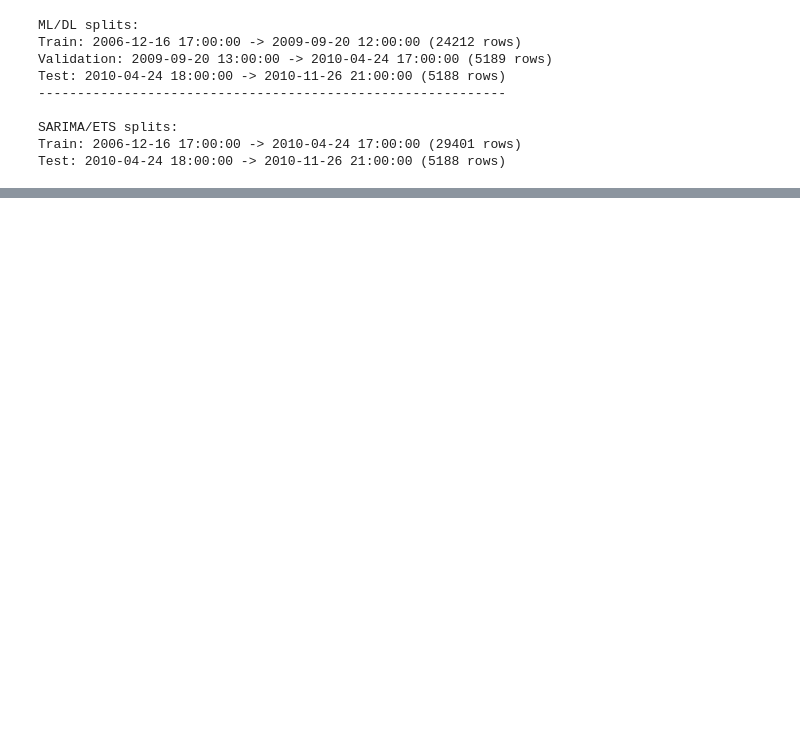
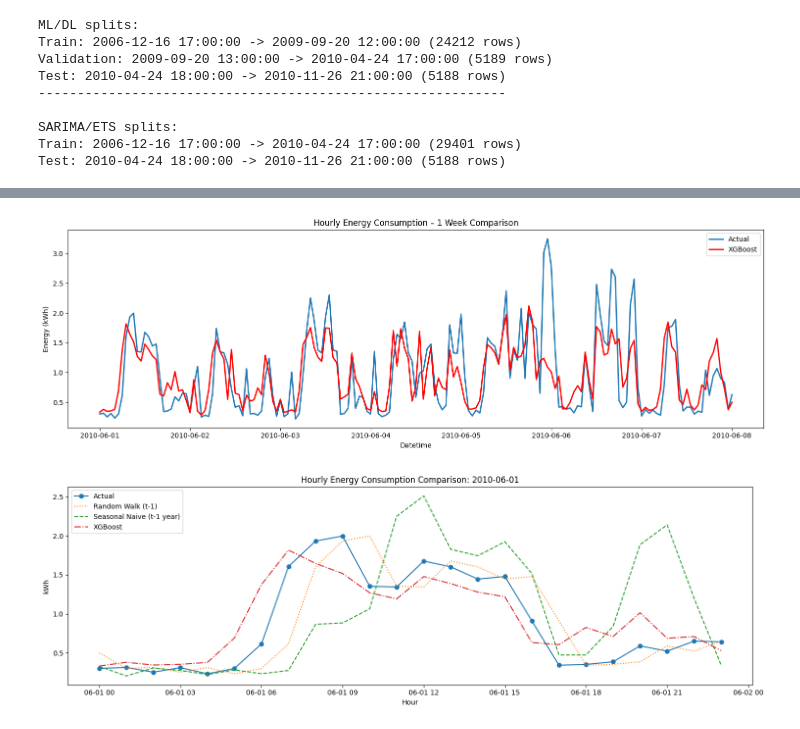
Before and after one commit to paulprataleal/flashbang, a Jupyter notebook: ML_project.ipynb, the cells around one changed output, grey strips where cells are left out. Saved outputs shown, nothing was run; the diff lists cells and outputs as text; code cells hidden in the pictures; blank space fills up the shorter version.

Commit message:
Complete XGBoost

```diff
--- a/ML_project.ipynb
+++ b/ML_project.ipynb
@@ -735,0 +1008,75 @@ MAPE: 76.46 %
+# %%
+# plots
+import matplotlib.pyplot as plt
+import pandas as pd
+
+# 1. Period of interest
+start = "2010-06-01"
+end = pd.to_datetime(start) + pd.Timedelta(days=7)
+
+# Allign index
+xgb_index = X_test.index
+
+# 2. Allign series
+# XGBoost
+xgb_series = pd.Series(y_pred_xgb, index=xgb_index, name="XGBoost").loc[start:end]
+
+# Random Walk baseline
+rw_aligned = rw_pred.loc[xgb_index].loc[start:end]
+
+# Seasonal naive
+seasonal_aligned = pd.Series(baseline_pred, index=test_sarima.index).loc[xgb_index].loc[start:end]
+
+# Actual
+actual_aligned = test_sarima.loc[xgb_index].loc[start:end]
+
+
+# 1 week comparison
+plt.figure(figsize=(15,5))
+plt.plot(actual_aligned, label="Actual", linewidth=2)
+plt.plot(xgb_series, label="XGBoost", color='red', linewidth=2)
+plt.title("Hourly Energy Consumption – 1 Week Comparison")
+plt.ylabel("Energy (kWh)")
+plt.xlabel("Datetime")
+plt.legend()
+plt.tight_layout()
+plt.show()
+
+# Single day comparison (24 hours)
+day_start = pd.to_datetime(start)
+day_end = day_start + pd.Timedelta(hours=23)
+
+plt.figure(figsize=(15,5))
+plt.plot(actual_aligned.loc[day_start:day_end], label="Actual", marker='o')
+plt.plot(rw_aligned.loc[day_start:day_end], label="Random Walk (t-1)", linestyle=':')
+plt.plot(seasonal_aligned.loc[day_start:day_end], label="Seasonal Naive (t-1 year)", linestyle='--')
+plt.plot(xgb_series.loc[day_start:day_end], label="XGBoost", linestyle='-.')
+plt.title(f"Hourly Energy Consumption Comparison: {day_start.date()}")
+plt.ylabel("kWh")
+plt.xlabel("Hour")
+plt.legend()
+plt.tight_layout()
+plt.show()
+
+
+
+# metrics comparison report
+print("XGBoost test metrics:")
+print(f"MAE:  {mae_xgb:.3f} kWh")
+print(f"RMSE: {rmse_xgb:.3f} kWh")
+print(f"MAPE: {mape_xgb:.2f} %")
+print("-"*60)
+
+print("\nRandom Walk baseline metrics:")
+print(f"MAE:  {mae_rw:.3f} kWh")
+print(f"RMSE: {rmse_rw:.3f} kWh")
+print(f"MAPE: {mape_rw:.2f} %")
+print("-"*60)
+
+print("\nSeasonal Naive baseline metrics:")
+print(f"MAE:  {mae_naive:.3f} kWh")
+print(f"RMSE: {rmse_naive:.3f} kWh")
+print(f"MAPE: {mape_naive:.2f} %")
+# %% [output]
+[figure, added]
+[figure, added]
```
Also changed, not shown: parts of 17 cells of this notebook.
